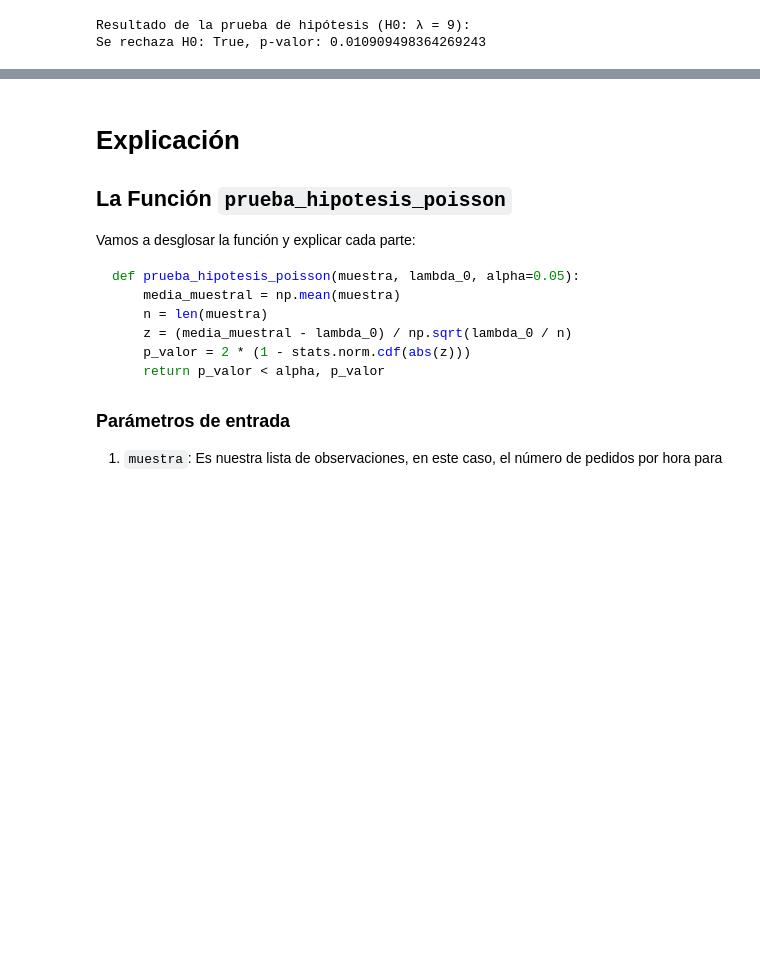
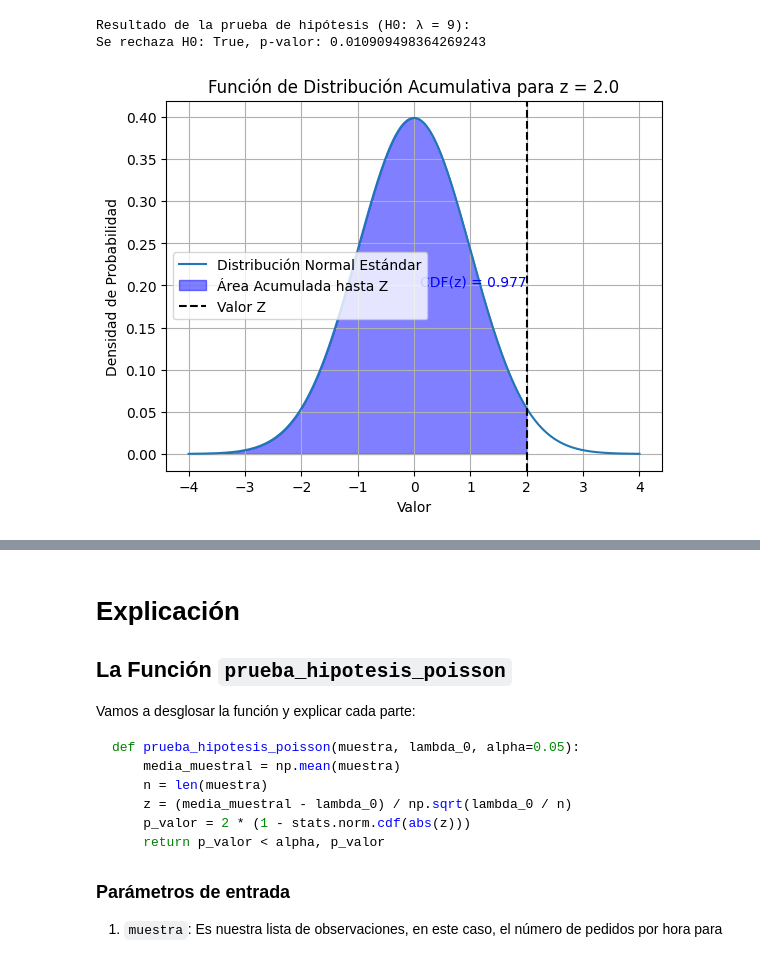
Before and after one commit to abxda/python-stats, a Jupyter notebook: STAT_Semana_9.ipynb, the cells around one changed output, grey strips where cells are left out. Saved outputs shown, nothing was run; the diff lists cells and outputs as text; code cells hidden in the pictures; blank space fills up the shorter version.

```diff
--- a/STAT_Semana_9.ipynb
+++ b/STAT_Semana_9.ipynb
@@ -649,3 +740,38 @@ print(f"Se rechaza H0: {rechazo}, p-valor: {p_valor}")
 # %% [output]
 Resultado de la prueba de hipótesis (H0: λ = 9):
 Se rechaza H0: True, p-valor: 0.010909498364269243
+# %%
+import numpy as np
+import matplotlib.pyplot as plt
+from scipy import stats
+
+def graficar_cdf(z):
+    # Definir el rango de valores para la distribución normal
+    x = np.linspace(-4, 4, 1000)
+    y = stats.norm.pdf(x, 0, 1)
+
+    # Graficar la distribución normal
+    plt.plot(x, y, label='Distribución Normal Estándar')
+
+    # Mostrar la región acumulada hasta z
+    plt.fill_between(x, y, where=(x <= z), color='blue', alpha=0.5, label='Área Acumulada hasta Z')
+
+    # Añadir línea para el valor z
+    plt.axvline(z, color='black', linestyle='--', label='Valor Z')
+
+    # Añadir texto explicativo
+    plt.text(z, max(y)/2, f'CDF(z) = {stats.norm.cdf(z):.3f}', horizontalalignment='right', color='blue')
+
+    # Añadir leyenda y etiquetas
+    plt.legend()
+    plt.xlabel('Valor')
+    plt.ylabel('Densidad de Probabilidad')
+    plt.title(f'Función de Distribución Acumulativa para z = {z}')
+    plt.grid(True)
+    plt.show()
+
+# Ejemplo de uso con un valor z
+z = 2.0
+graficar_cdf(z)
+# %% [output]
+[figure, added]
```
Also changed, not shown: parts of 14 cells of this notebook.
